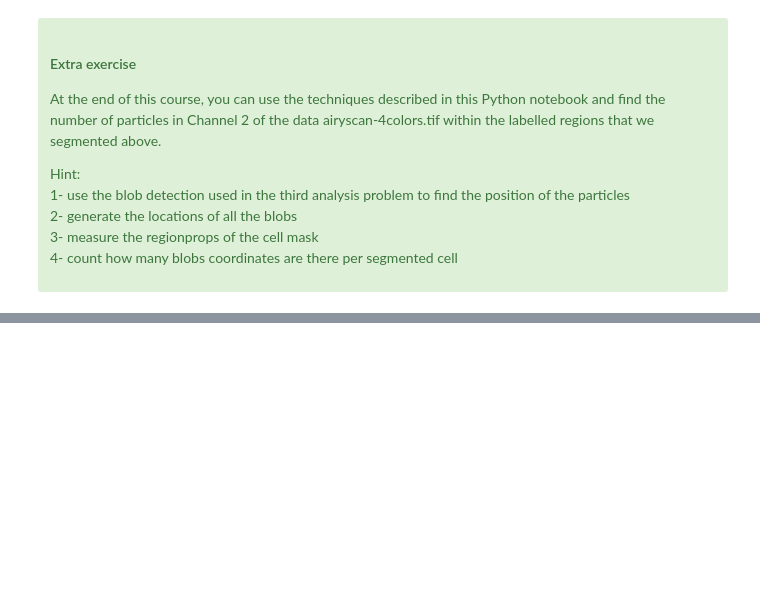
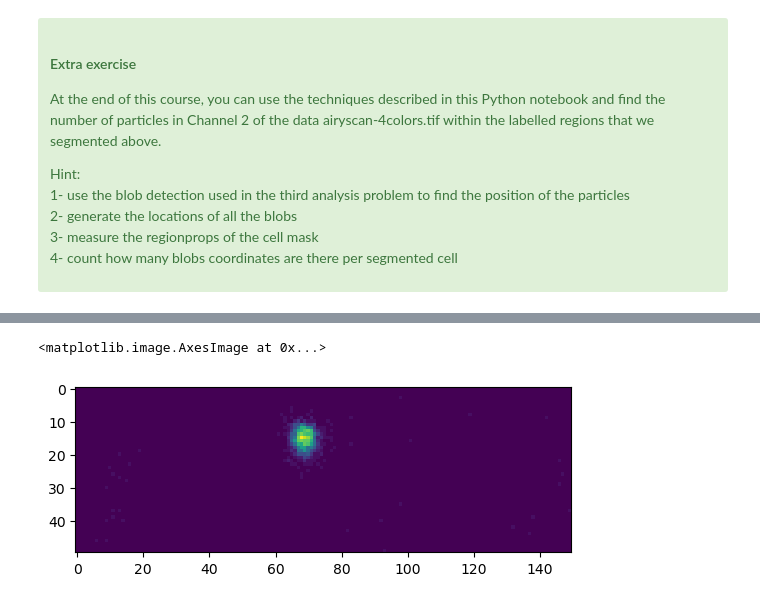
Before and after one commit to MRC-LMB-Light-Microscopy-Facility/introduction-to-python-bioimage-analysis, a Jupyter notebook: nbs/2_watershed.ipynb, the cells around one changed output, grey strips where cells are left out. Cells and saved outputs as stored; diff of their text form; code cells hidden in the pictures; blank space fills up the shorter version.

```diff
--- a/nbs/2_watershed.ipynb
+++ b/nbs/2_watershed.ipynb
@@ -40,0 +38,8 @@ Attempted file (Y:/Courses/Given/Python course/data/airyscan-4colors.tif) load w
+# %%
+from pathlib import Path
+from bioio import BioImage
+
+data_folder = Path('../data')
+image = BioImage(Path(data_folder, 'airyscan-4colors.tif'))
+
+data = image.data
@@ -525,0 +586,5 @@ Hint: <br>
+# %%
+plt.imshow(data[0, 2, 0, 1050:1100, 1000:1150])
+# %% [output]
+<matplotlib.image.AxesImage at 0x...>
+[figure, added]
```
Also changed, not shown: parts of 8 cells of this notebook, 4 other files.
